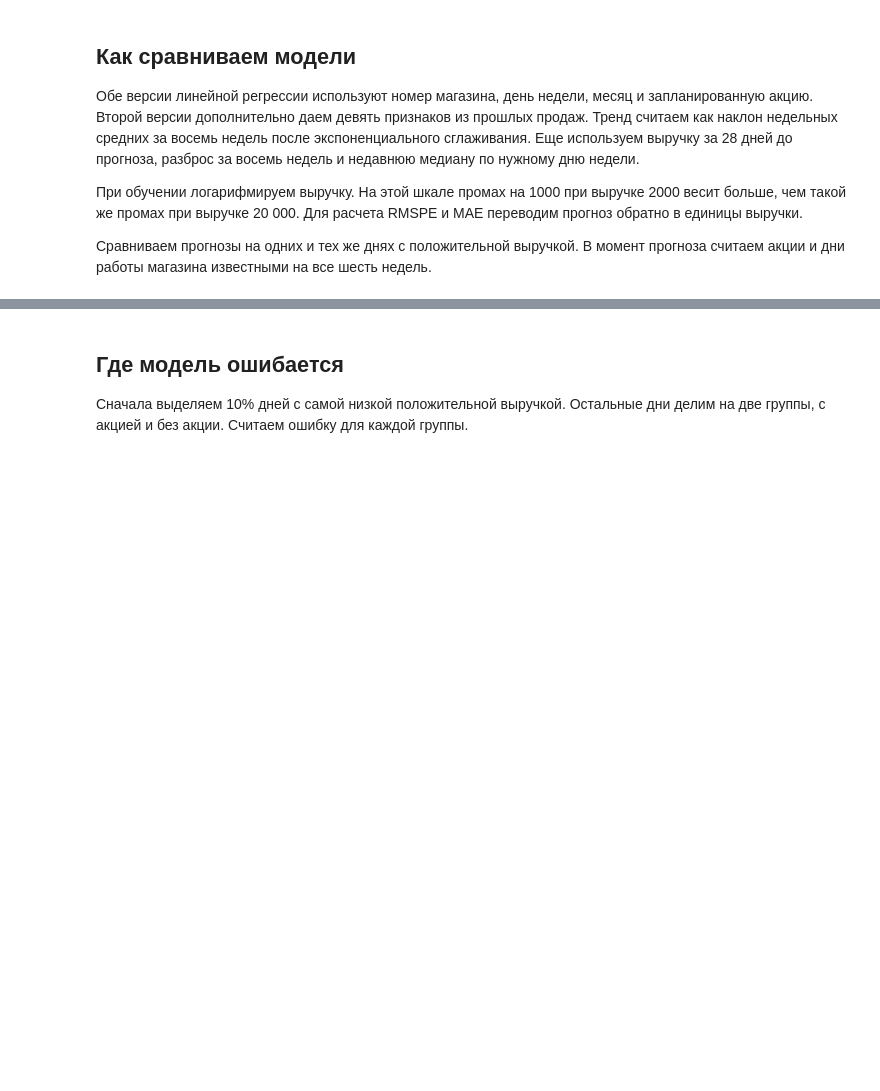
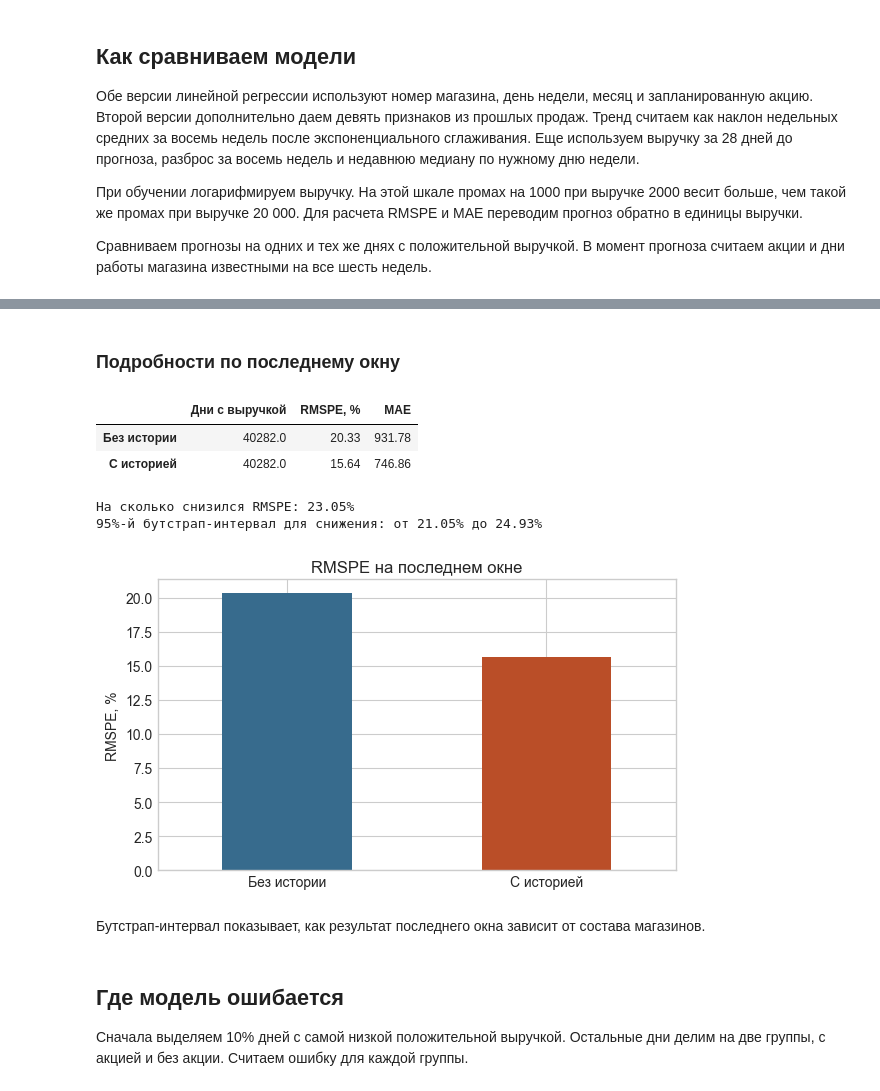
Before and after one commit to PikaChuChuMF/RnD-ML-Course-2026-2, a Jupyter notebook: notebooks/analysis.ipynb, the cells around one changed output, grey strips where cells are left out. Saved outputs shown, nothing was run; the diff lists cells and outputs as text; code cells hidden in the pictures; blank space fills up the shorter version.

```diff
--- a/notebooks/analysis.ipynb
+++ b/notebooks/analysis.ipynb
@@ -180,5 +154,31 @@ display(pd.DataFrame(rows, columns=[
 | 3 | Среднее | 23,91% | 18,83% | 21,41% |
 | 4 | Стандартное отклонение | 3,87 п.п. | 3,35 п.п. | 1,45 п.п. |
+# %% [markdown]
+### Подробности по последнему окну
+# %%
+names = {"no_history": "Без истории", "with_history": "С историей"}
+main = pd.DataFrame({names[key]: report["experiments"][key] for key in names}).T
+main["rmspe"] *= 100
+display(main.rename(columns={"rows": "Дни с выручкой", "rmspe": "RMSPE, %", "mae": "MAE"}).round(2))
+
+improvement = report["relative_improvement"] * 100
+lower, upper = [bound * 100 for bound in report["bootstrap_95_ci"]]
+print(f"На сколько снизился RMSPE: {improvement:.2f}%")
+print(f"95%-й бутстрап-интервал для снижения: от {lower:.2f}% до {upper:.2f}%")
+
+ax = main["rmspe"].plot(kind="bar", figsize=(6, 3.6), color=["#376b8d", "#ba4e28"], rot=0)
+ax.set(title="RMSPE на последнем окне", xlabel="", ylabel="RMSPE, %")
+plt.tight_layout()
+plt.show()
+# %% [output]
+|  | Дни с выручкой | RMSPE, % | MAE |
+| Без истории | 40282.0 | 20.33 | 931.78 |
+| С историей | 40282.0 | 15.64 | 746.86 |
+На сколько снизился RMSPE: 23.05%
+95%-й бутстрап-интервал для снижения: от 21.05% до 24.93%
+[figure, new version]
+# %% [markdown]
+Бутстрап-интервал показывает, как результат последнего окна зависит от состава магазинов.
 # %% [markdown]
 ## Где модель ошибается
 
```
Also changed, not shown: parts of 9 cells of this notebook, 1 other file.
